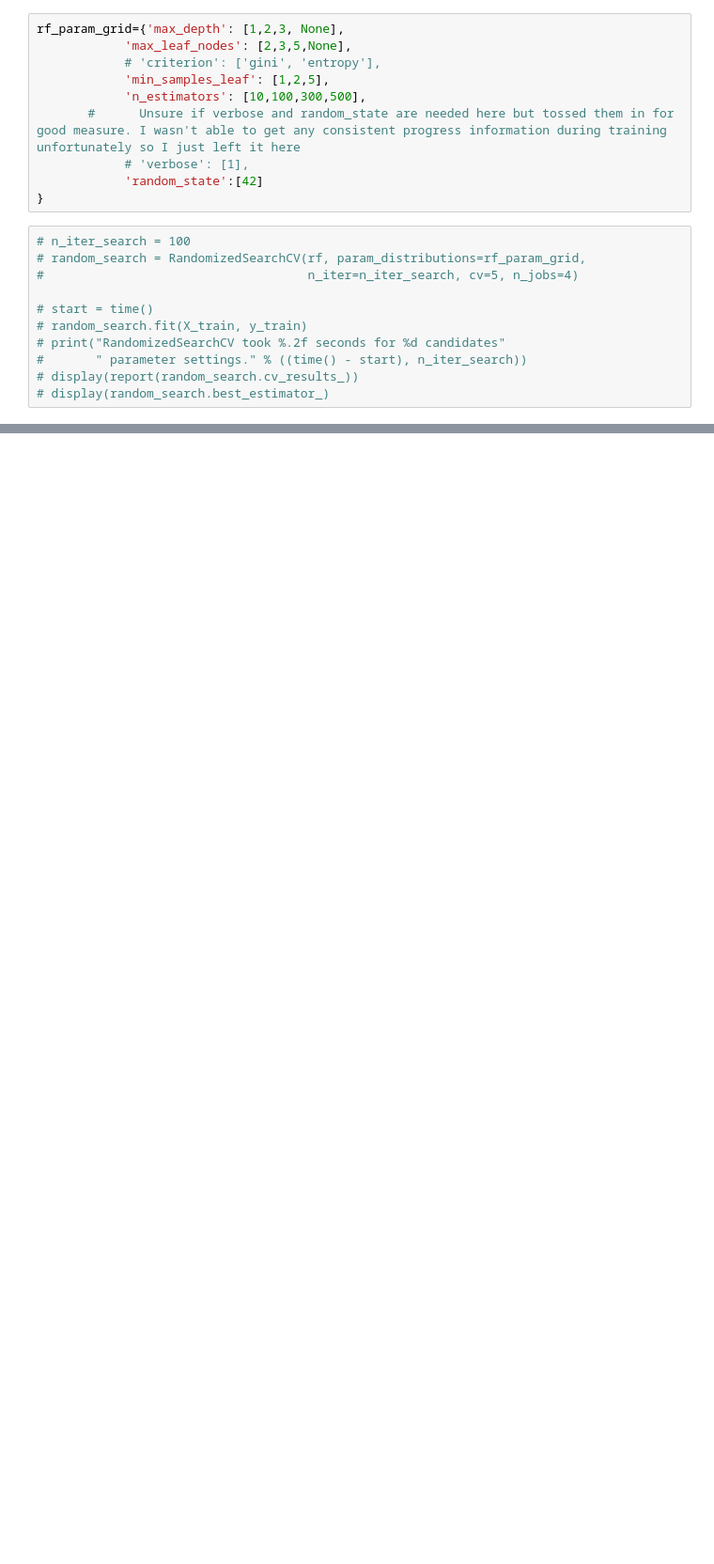
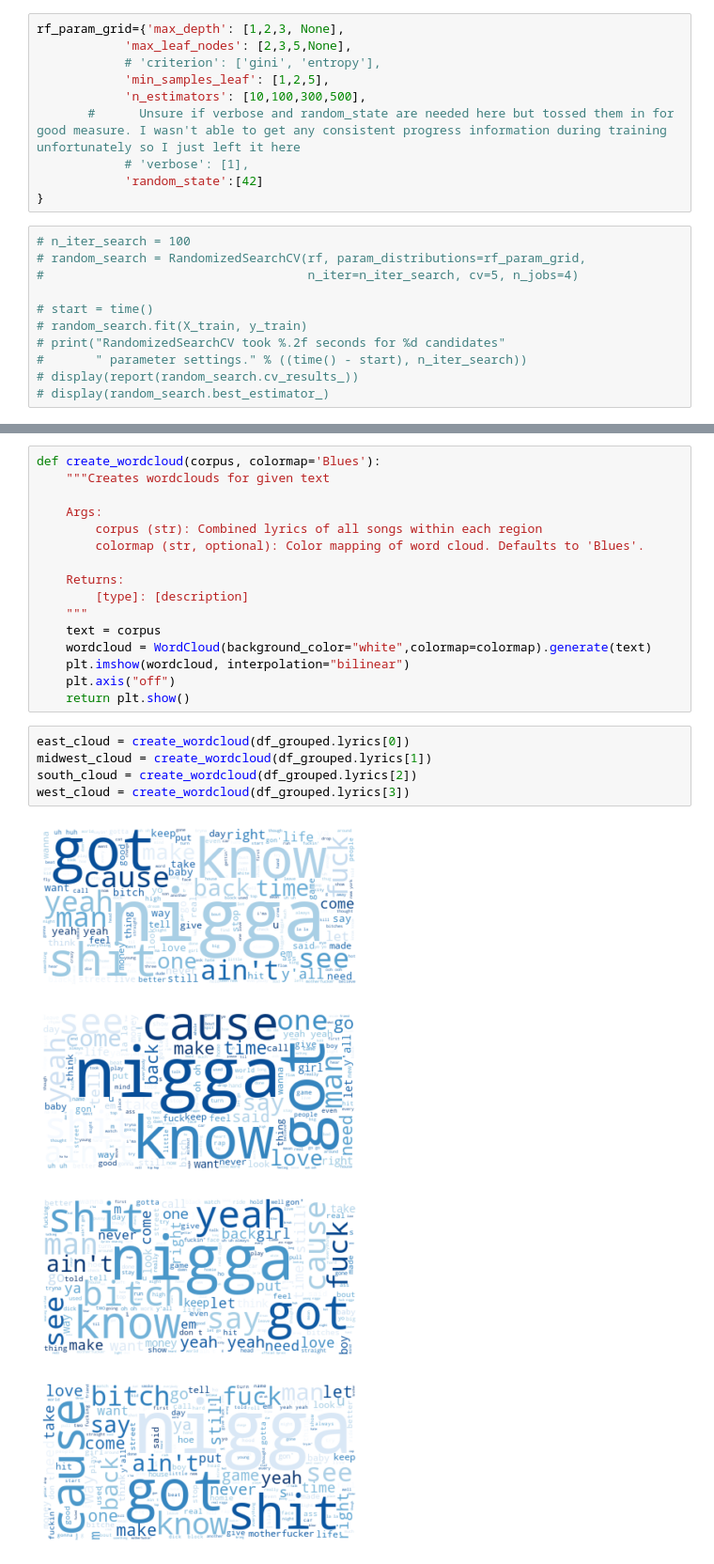
Before and after one commit to Juicob/hip-hop-capstone, a Jupyter notebook: nlp.ipynb, the cells around one changed output, grey strips where cells are left out. Shown at 94% size. Saved outputs shown, nothing was run; the diff lists cells and outputs as text; blank space fills up the shorter version.

```diff
--- a/nlp.ipynb
+++ b/nlp.ipynb
@@ -408,0 +429,26 @@ RandomForestClassifier(min_samples_leaf=2, n_estimators=500, random_state=42)
+# %%
+def create_wordcloud(corpus, colormap='Blues'):
+    """Creates wordclouds for given text
+
+    Args:
+        corpus (str): Combined lyrics of all songs within each region
+        colormap (str, optional): Color mapping of word cloud. Defaults to 'Blues'.
+
+    Returns:
+        [type]: [description]
+    """
+    text = corpus
+    wordcloud = WordCloud(background_color="white",colormap=colormap).generate(text)
+    plt.imshow(wordcloud, interpolation="bilinear")
+    plt.axis("off")
+    return plt.show()
+# %%
+east_cloud = create_wordcloud(df_grouped.lyrics[0])
+midwest_cloud = create_wordcloud(df_grouped.lyrics[1])
+south_cloud = create_wordcloud(df_grouped.lyrics[2])
+west_cloud = create_wordcloud(df_grouped.lyrics[3])
+# %% [output]
+[figure, added]
+[figure, added]
+[figure, added]
+[figure, added]
```
Also changed, not shown: parts of 14 cells of this notebook, 3 other files.
